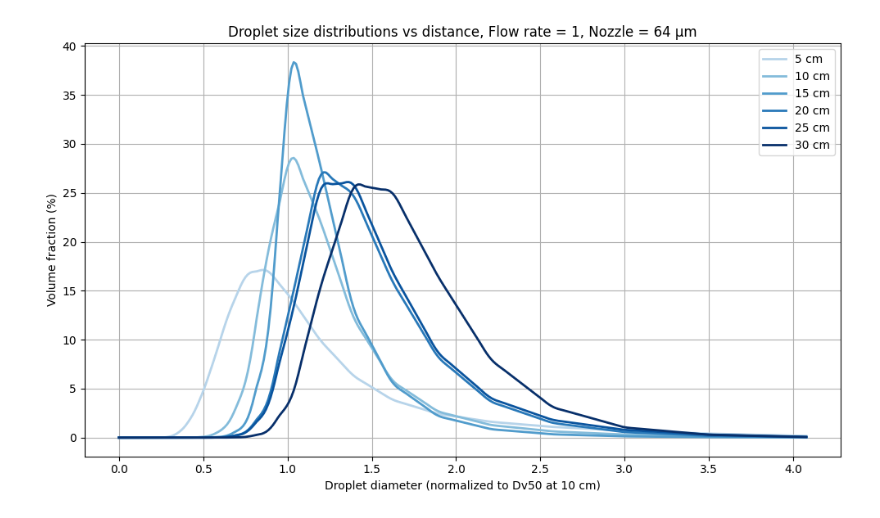
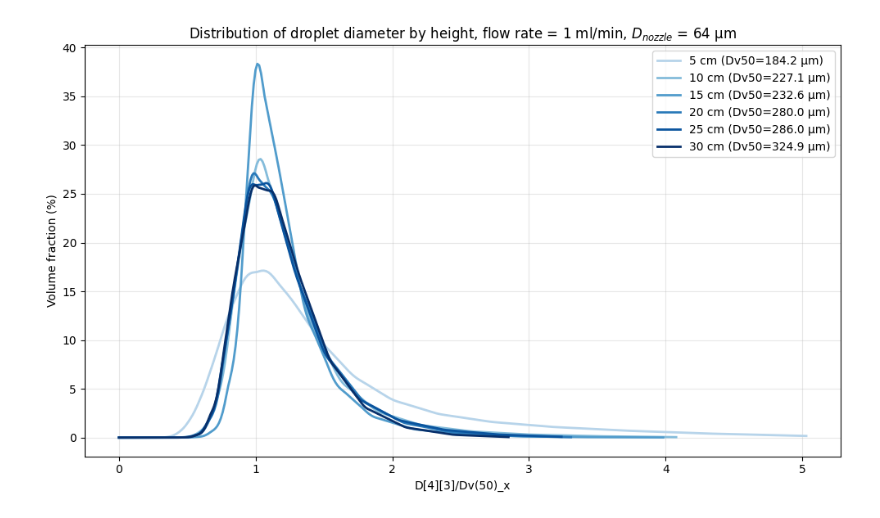
Before and after one commit to Trystan-Git/PNS-group-23--Dynamics-of-coalescence-events-in-spray-clouds, a Jupyter notebook: Data analysis/On data from June 10/flowrate.ipynb, the cells around one changed output. Saved outputs shown, nothing was run; the diff lists cells and outputs as text; code cells hidden in the pictures.

```diff
--- a/Data analysis/On data from June 10/flowrate.ipynb
+++ b/Data analysis/On data from June 10/flowrate.ipynb
@@ -64,35 +64,37 @@ def clean_curve(D, V):
 
     return D_fine, np.expm1(V_smooth)
 
 files = [
     '5cm_flowrate1_nozzle64_dis.txt',
     '10cm_flowrate1_nozzle64_dis.txt',
     '15cm_flowrate1_nozzle64_dis.txt',
     '20cm_flowrate1_nozzle64_dis.txt',
     '25cm_flowrate1_nozzle64_dis.txt',
     '30cm_flowrate1_nozzle64_dis.txt',
 ]
 
 heights = np.array([5, 10, 15, 20, 25, 30])
 
 D0, V0 = read_spraytec(files[list(heights).index(10)])
 Dv50_10cm = compute_dv(D0, V0, 0.5)
 
 plt.figure(figsize=(10, 6))
 colors = plt.cm.Blues(np.linspace(0.3, 1.0, len(files)))
 
 for (f, h), color in zip(zip(files, heights), colors):
     D, V_raw = read_spraytec(f)
     D_s, V_s = clean_curve(D, V_raw)
 
-    plt.plot(D_s/ Dv50_10cm, V_s, color=color, linewidth=2, label=f'{h} cm')
+    Dv50 = compute_dv(D, V_raw, 0.5)  # each file's own Dv50
 
-plt.xlabel("Droplet diameter (normalized to Dv50 at 10 cm)")
+    plt.plot(D_s / Dv50, V_s, color=color, linewidth=2, label=f'{h} cm (Dv50={Dv50:.1f} μm)')
+
+plt.xlabel("D[4][3]/Dv$(50)_x$")
 plt.ylabel("Volume fraction (%)")
-plt.title("Droplet size distributions vs distance, Flow rate = 1, Nozzle = 64 µm")
-plt.grid(alpha=1)
+plt.title("Distribution of droplet diameter by height, flow rate = 1 ml/min, $D_{nozzle}$ = 64 μm")
+plt.grid(alpha=0.3)
 plt.legend()
 plt.tight_layout()
 plt.show()
 # %% [output]
-[figure, old version]
+[figure, new version]
```
Also changed, not shown: 1 other file.
